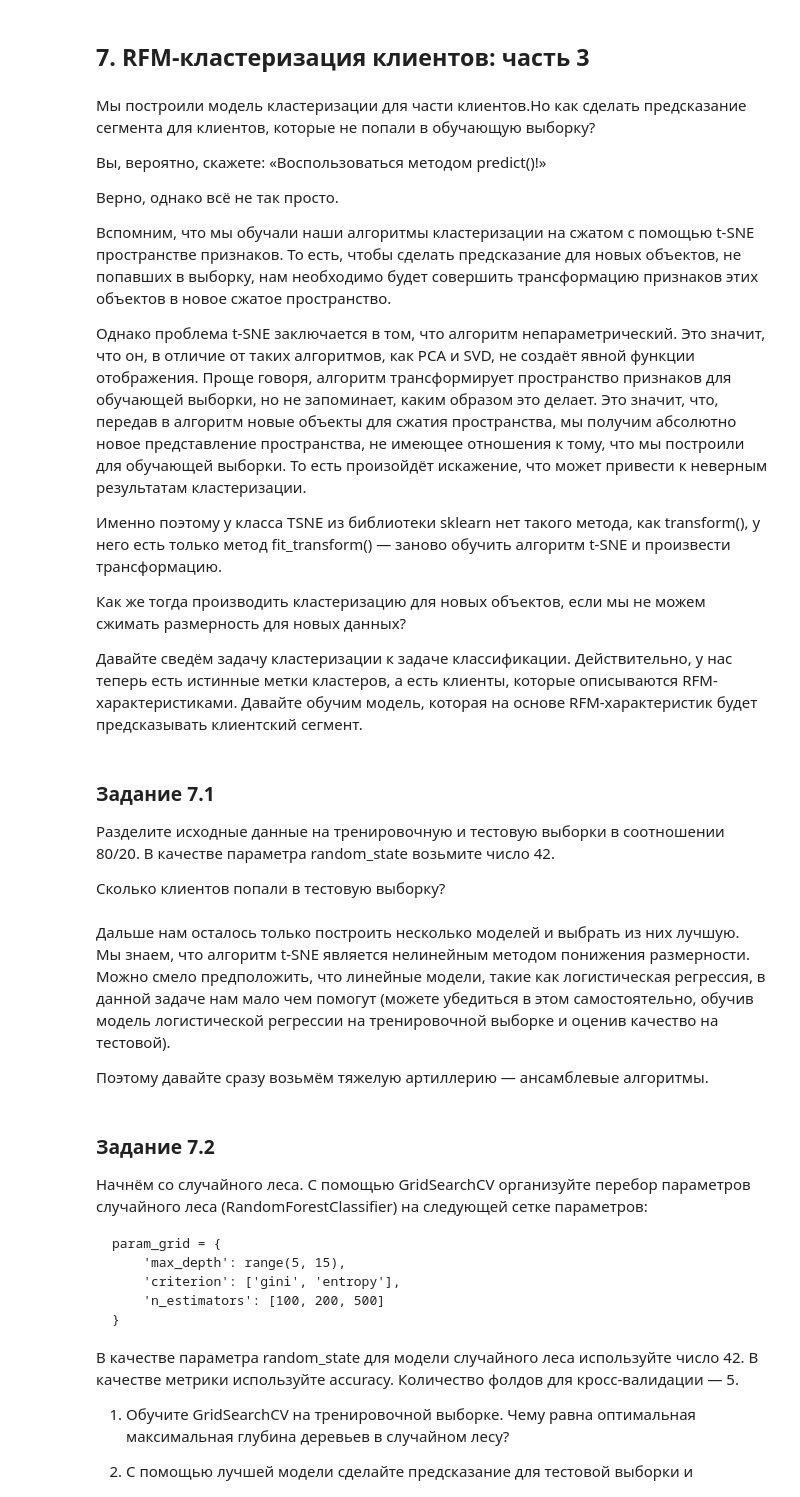
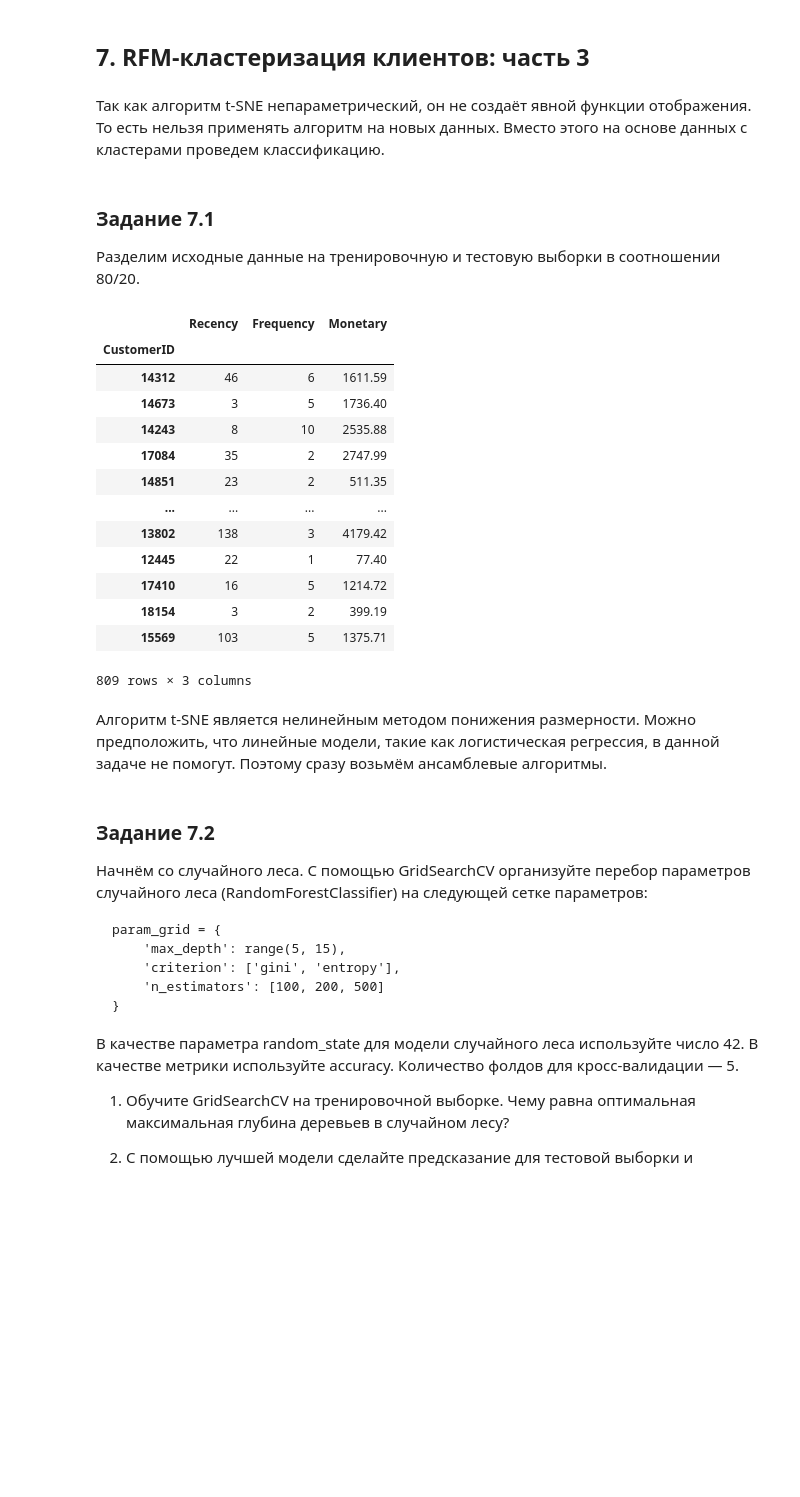
Before and after one commit to PlatArs/PROJECT-6, a Jupyter notebook: Project_6.ipynb, the cells around one changed output. Saved outputs shown, nothing was run; the diff lists cells and outputs as text; code cells hidden in the pictures; blank space fills up the shorter version.

```diff
--- a/Project_6.ipynb
+++ b/Project_6.ipynb
@@ -959,0 +735,2 @@ NameError: name 'model' is not defined
+# %%
+rfm_table_cleaned['Cluster'] = prediction_tsne
@@ -960 +740,4 @@ NameError: name 'model' is not defined
+# %%
+rfm_table_cleaned = rfm_table_cleaned[['Recency',	'Frequency',	'Monetary']]
+plot_cluster_profile(rfm_table_cleaned, 7)
 # %% [markdown]
@@ -973,32 +751,37 @@ NameError: name 'model' is not defined
 # %% [markdown]
 ## 7. RFM-кластеризация клиентов: часть 3
-# %% [markdown]
-Мы построили модель кластеризации для части клиентов.Но как сделать предсказание сегмента для клиентов, которые не попали в обучающую выборку?
-
-Вы, вероятно, скажете: «Воспользоваться методом predict()!»
-
-Верно, однако всё не так просто.
-
-Вспомним, что мы обучали наши алгоритмы кластеризации на сжатом с помощью t-SNE пространстве признаков. То есть, чтобы сделать предсказание для новых объектов, не попавших в выборку, нам необходимо будет совершить трансформацию признаков этих объектов в новое сжатое пространство.
-
-Однако проблема t-SNE заключается в том, что алгоритм непараметрический. Это значит, что он, в отличие от таких алгоритмов, как PCA и SVD, не создаёт явной функции отображения. Проще говоря, алгоритм трансформирует пространство признаков для обучающей выборки, но не запоминает, каким образом это делает. Это значит, что, передав в алгоритм новые объекты для сжатия пространства, мы получим абсолютно новое представление пространства, не имеющее отношения к тому, что мы построили для обучающей выборки. То есть произойдёт искажение, что может привести к неверным результатам кластеризации.
-
-Именно поэтому у класса TSNE из библиотеки sklearn нет такого метода, как transform(), у него есть только метод fit_transform() — заново обучить алгоритм t-SNE и произвести трансформацию.
-
-Как же тогда производить кластеризацию для новых объектов, если мы не можем сжимать размерность для новых данных?
-
-Давайте сведём задачу кластеризации к задаче классификации. Действительно, у нас теперь есть истинные метки кластеров, а есть клиенты, которые описываются RFM-характеристиками. Давайте обучим модель, которая на основе RFM-характеристик будет предсказывать клиентский сегмент.
+# %% [markdown]
+Так как алгоритм t-SNE непараметрический, он не создаёт явной функции отображения. То есть нельзя применять алгоритм на новых данных. Вместо этого на основе данных с кластерами проведем классификацию.
 # %% [markdown]
 ### Задание 7.1
 
-Разделите исходные данные на тренировочную и тестовую выборки в соотношении 80/20. В качестве параметра random_state возьмите число 42.
-
-Сколько клиентов попали в тестовую выборку?
+Разделим исходные данные на тренировочную и тестовую выборки в соотношении 80/20.
+# %%
+rfm_table_cleaned['Cluster'] = prediction_tsne
+X = rfm_table_cleaned.drop(['Cluster'], axis=1)
+y = rfm_table_cleaned['Cluster']
+
+
+train_x, test_x, train_y, test_y = train_test_split(X, y, test_size=0.2, random_state=0)
+test_x
+# %% [output]
+|  | Recency | Frequency | Monetary |
+| CustomerID |  |  |  |
+| 14312 | 46 | 6 | 1611.59 |
+| 14673 | 3 | 5 | 1736.40 |
+| 14243 | 8 | 10 | 2535.88 |
+| 17084 | 35 | 2 | 2747.99 |
+| 14851 | 23 | 2 | 511.35 |
+| ... | ... | ... | ... |
+| 13802 | 138 | 3 | 4179.42 |
+| 12445 | 22 | 1 | 77.40 |
+| 17410 | 16 | 5 | 1214.72 |
+| 18154 | 3 | 2 | 399.19 |
+| 15569 | 103 | 5 | 1375.71 |
+809 rows × 3 columns
 # %% [markdown]
-Дальше нам осталось только построить несколько моделей и выбрать из них лучшую.
-Мы знаем, что алгоритм t-SNE является нелинейным методом понижения размерности. Можно смело предположить, что линейные модели, такие как логистическая регрессия, в данной задаче нам мало чем помогут (можете убедиться в этом самостоятельно, обучив модель логистической регрессии на тренировочной выборке и оценив качество на тестовой).
-
-Поэтому давайте сразу возьмём тяжелую артиллерию — ансамблевые алгоритмы.
+Алгоритм t-SNE является нелинейным методом понижения размерности. Можно предположить, что линейные модели, такие как логистическая регрессия, в данной задаче не помогут.
+Поэтому сразу возьмём ансамблевые алгоритмы.
 # %% [markdown]
 ### Задание 7.2
 Начнём со случайного леса. С помощью GridSearchCV организуйте перебор параметров случайного леса (RandomForestClassifier) на следующей сетке параметров:
```
Also changed, not shown: parts of 57 cells of this notebook.
